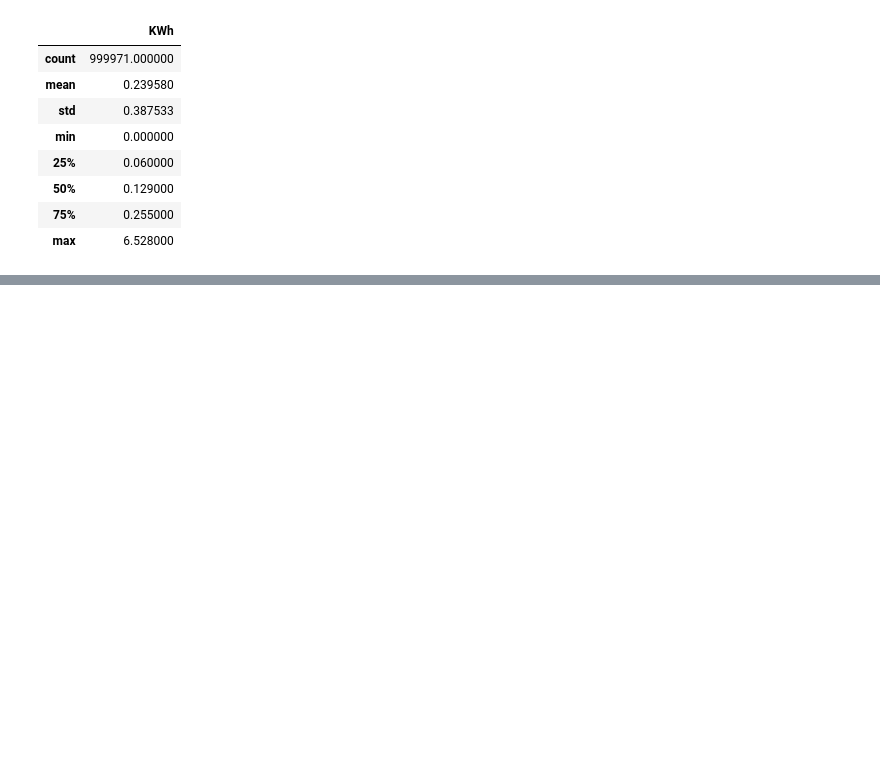
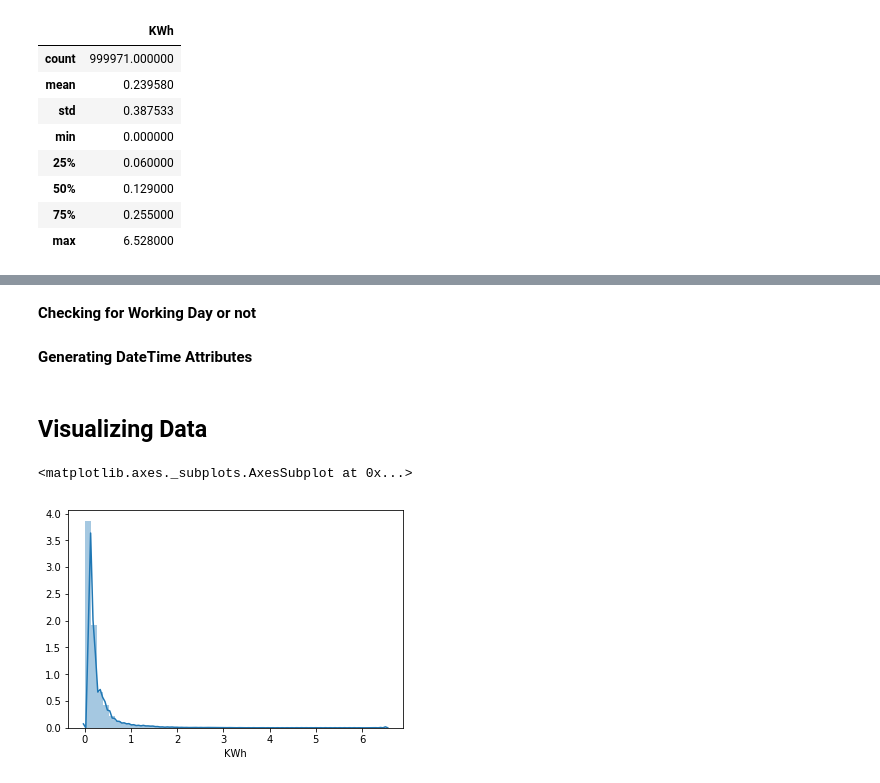
Before and after one commit to aaditya420/TSA-KWh, a Jupyter notebook: TCS_HumAIn_TSA.ipynb, the cells around one changed output, grey strips where cells are left out. Saved outputs shown, nothing was run; the diff lists cells and outputs as text; code cells hidden in the pictures; blank space fills up the shorter version.

```diff
--- a/TCS_HumAIn_TSA.ipynb
+++ b/TCS_HumAIn_TSA.ipynb
@@ -68,3 +71,0 @@ df.shape
-# %%
-df["Date"] = pd.to_datetime(df["DateTime"]).dt.date
-df["Time"] = pd.to_datetime(df["DateTime"]).dt.time
@@ -428,0 +74,2 @@ data_df["WorkingDay"] = data.DATE_TIME.apply(lambda x: 1 if x.dayofweek > 5 else
+# %%
+df["DateTime"] = pd.to_datetime(df["DateTime"])
@@ -428,0 +86,19 @@ data_df["WorkingDay"] = data.DATE_TIME.apply(lambda x: 1 if x.dayofweek > 5 else
+# %% [markdown]
+**Checking for Working Day or not**
+# %%
+df["Working Day"] = df["DateTime"].apply(lambda x: 1 if x.dayofweek > 5 else 0)
+# %% [markdown]
+**Generating DateTime Attributes**
+# %%
+df["Year"] = df["DateTime"].dt.year
+df["Month"] = df["DateTime"].dt.month
+df["Day"] = df["DateTime"].dt.day
+df["Hour"] = df["DateTime"].dt.hour
+df["Minute"] = df["DateTime"].dt.minute
+# %% [markdown]
+## Visualizing Data
+# %%
+sns.distplot(df["KWh"])
+# %% [output]
+<matplotlib.axes._subplots.AxesSubplot at 0x...>
+[figure, added]
```
Also changed, not shown: parts of 134 cells of this notebook, 3 other files.
